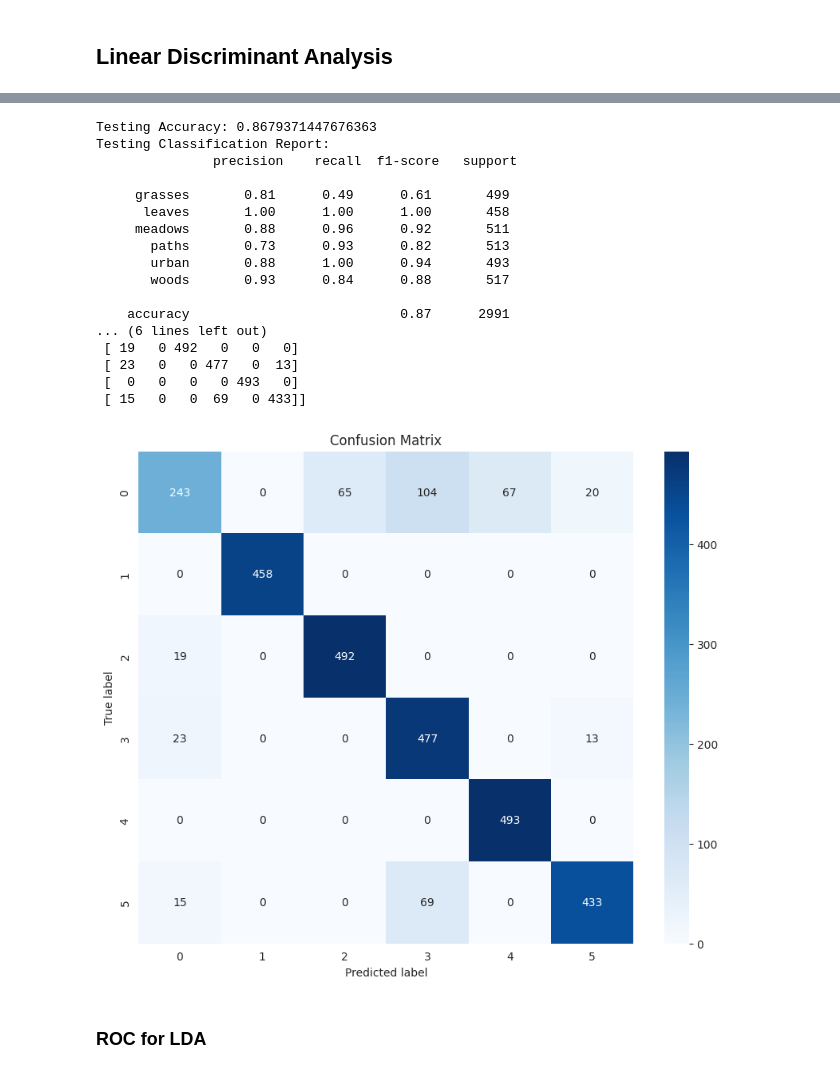
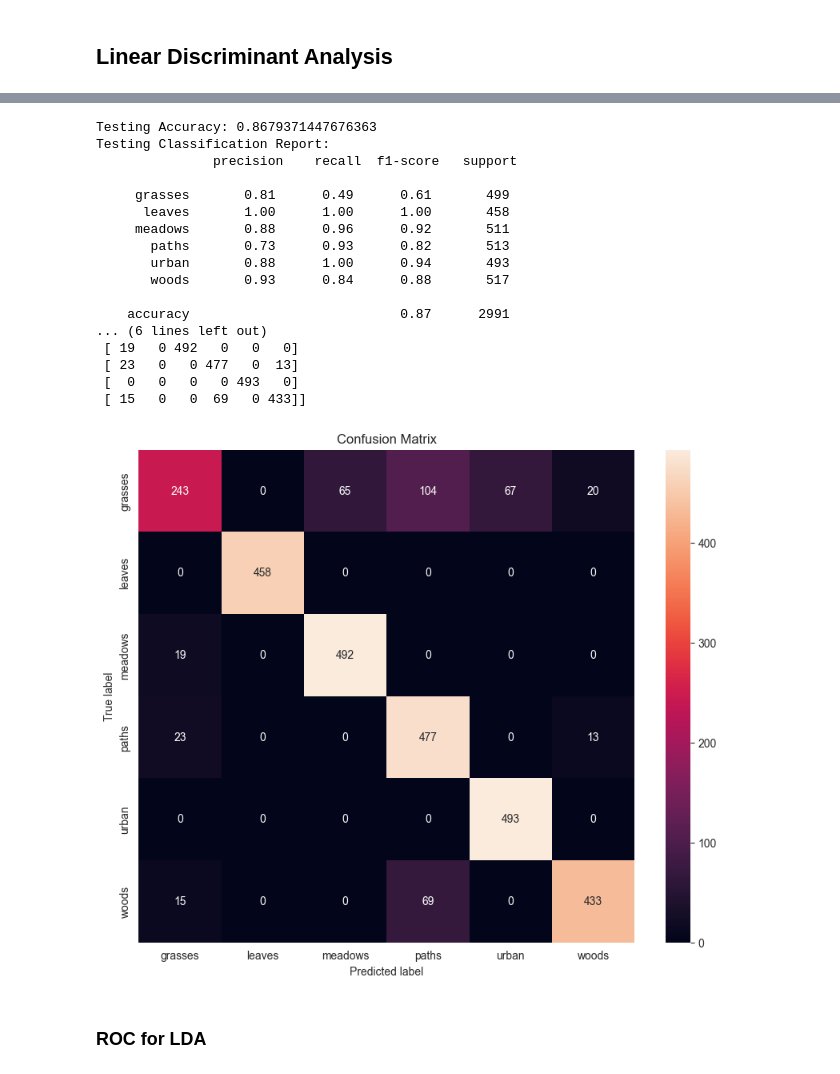
Before and after one commit to pokkyy/MushroomClassification, a Jupyter notebook: REWORKED_[2310]_TDS3301_Project_Final_Group6.ipynb, the cells around one changed output, grey strips where cells are left out. Cells and saved outputs as stored; diff of their text form; code cells hidden in the pictures.

```diff
--- a/REWORKED_[2310]_TDS3301_Project_Final_Group6.ipynb
+++ b/REWORKED_[2310]_TDS3301_Project_Final_Group6.ipynb
@@ -813,35 +795,35 @@ y_pred = logistic_model.predict(X_test_lda)
 print("Testing Accuracy:", accuracy_score(y_test, y_pred))
 print("Testing Classification Report:\n", classification_report(y_test, y_pred))
 print("Testing Confusion Matrix:\n", confusion_matrix(y_test, y_pred))
 
 # Plot confusion matrix heatmap
 plt.figure(figsize=(10, 8))
-sns.heatmap(confusion_matrix(y_test, y_pred), annot=True, cmap='Blues', fmt='d', xticklabels=range(6), yticklabels=range(6))
+sns.heatmap(confusion_matrix(y_test, y_pred), annot=True, fmt='d', xticklabels=class_labels, yticklabels=class_labels)
 plt.xlabel('Predicted label')
 plt.ylabel('True label')
 plt.title('Confusion Matrix')
 plt.show()
 
 accuracy_results.append(['LDA', accuracy_score(y_val, y_val_pred), accuracy_score(y_test, y_pred)])
 # %% [output]
 Testing Accuracy: 0.8679371447676363
 Testing Classification Report:
                precision    recall  f1-score   support
 
      grasses       0.81      0.49      0.61       499
       leaves       1.00      1.00      1.00       458
      meadows       0.88      0.96      0.92       511
        paths       0.73      0.93      0.82       513
        urban       0.88      1.00      0.94       493
        woods       0.93      0.84      0.88       517
 
     accuracy                           0.87      2991
 ... (6 lines left out)
  [ 19   0 492   0   0   0]
  [ 23   0   0 477   0  13]
  [  0   0   0   0 493   0]
  [ 15   0   0  69   0 433]]
-[figure, old version]
+[figure, new version]
 # %% [markdown]
 ### ROC for LDA
 # %%
```
Also changed, not shown: parts of 42 cells of this notebook, 1 other file.
